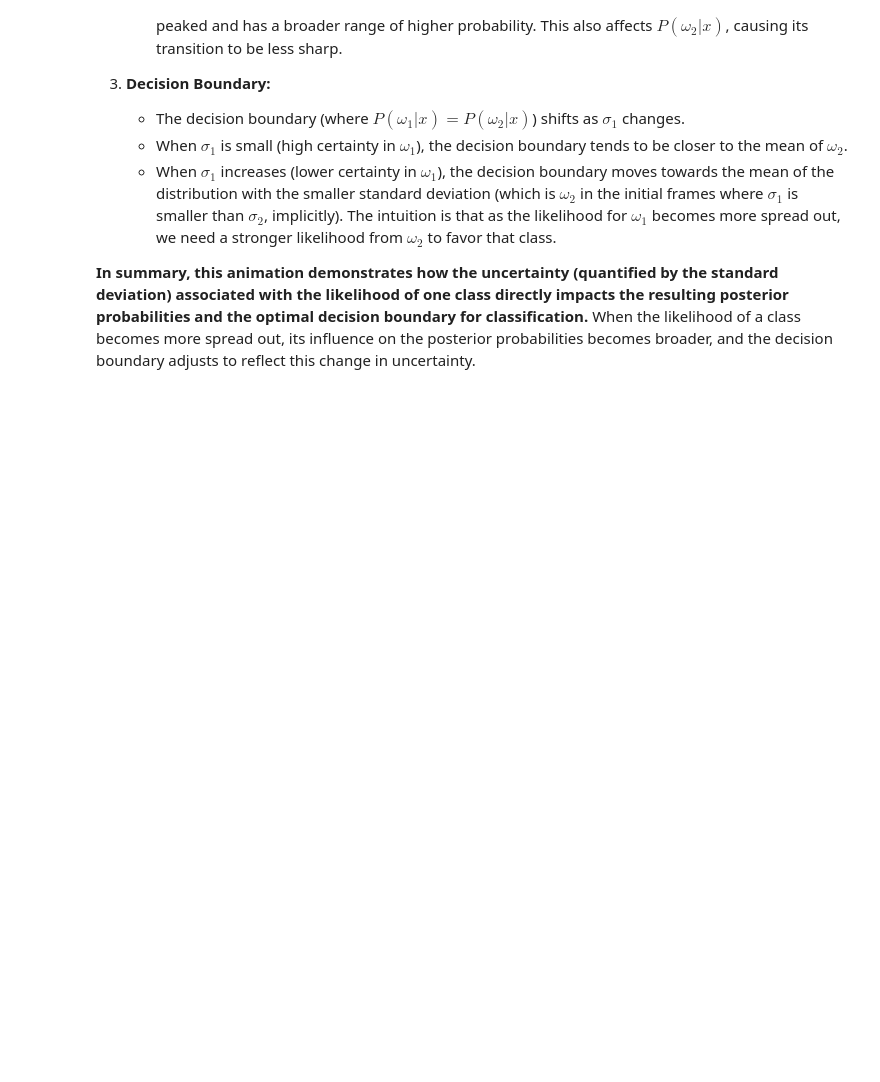
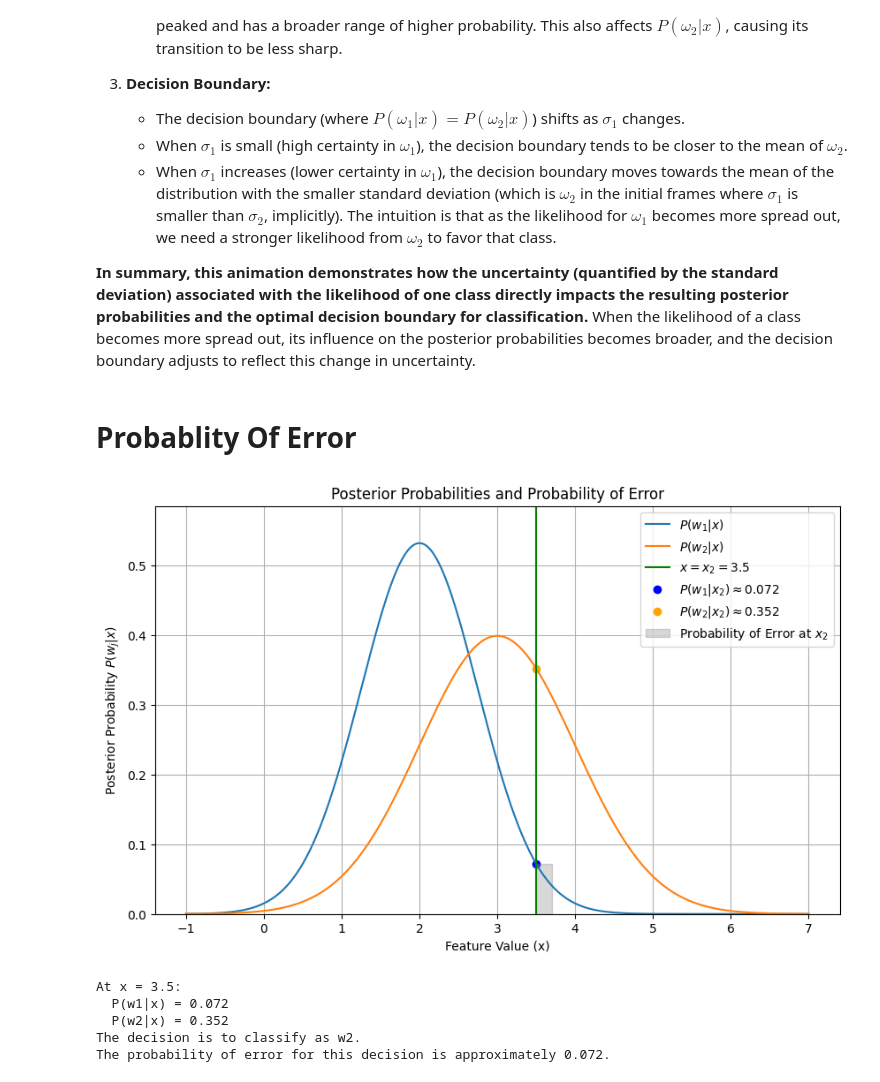
Before and after one commit to santwan/Pattern-Recognition, a Jupyter notebook: Bayesian Classification/Bayesian-Classification.ipynb, the cells around one changed output. Saved outputs shown, nothing was run; the diff lists cells and outputs as text; code cells hidden in the pictures; blank space fills up the shorter version.

```diff
--- a/Bayesian Classification/Bayesian-Classification.ipynb
+++ b/Bayesian Classification/Bayesian-Classification.ipynb
@@ -375,0 +378,68 @@ As the standard deviation $\sigma_1$ of $P(x|\omega_1)$ changes:
+# %% [markdown]
+# Probablity Of Error
+# %%
+import numpy as np
+import matplotlib.pyplot as plt
+from scipy.stats import norm
+
+# Define parameters for the two categories
+mean_w1 = 2
+std_w1 = 0.75
+mean_w2 = 3
+std_w2 = 1
+
+# Define the range of x values to plot
+x = np.linspace(-1, 7, 500)
+
+# Calculate the posterior probabilities
+posterior_w1 = norm.pdf(x, loc=mean_w1, scale=std_w1)
+posterior_w2 = norm.pdf(x, loc=mean_w2, scale=std_w2)
+
+# Choose an example value of x
+x_example = 3.5
+posterior_w1_at_x_example = norm.pdf(x_example, loc=mean_w1, scale=std_w1)
+posterior_w2_at_x_example = norm.pdf(x_example, loc=mean_w2, scale=std_w2)
+
+# Determine the decision
+if posterior_w1_at_x_example > posterior_w2_at_x_example:
+    decision = "w1"
+    probability_of_error = posterior_w2_at_x_example
+else:
+    decision = "w2"
+    probability_of_error = posterior_w1_at_x_example
+
+# Plotting
+plt.figure(figsize=(10, 6))
+plt.plot(x, posterior_w1, label='$P(w_1|x)$')
+plt.plot(x, posterior_w2, label='$P(w_2|x)$')
+
+# Mark the example point x_example
+plt.axvline(x_example, color='g', linestyle='-', label=f'$x = x_2 = {x_example}$')
+plt.scatter(x_example, posterior_w1_at_x_example, color='blue', marker='o', label=r'$P(w_1|x_2) \approx {:.3f}$'.format(posterior_w1_at_x_example))
+plt.scatter(x_example, posterior_w2_at_x_example, color='orange', marker='o', label=r'$P(w_2|x_2) \approx {:.3f}$'.format(posterior_w2_at_x_example))
+
+# Shade the error region at x_example
+error_region_y = np.min([posterior_w1_at_x_example, posterior_w2_at_x_example])
+plt.fill_between([x_example, x_example + 0.2], 0, error_region_y, color='gray', alpha=0.3, label='Probability of Error at $x_2$')
+
+plt.xlabel('Feature Value (x)')
+plt.ylabel('Posterior Probability $P(w_j|x)$')
+plt.title('Posterior Probabilities and Probability of Error')
+plt.legend()
+plt.grid(True)
+plt.ylim(0, max(posterior_w1.max(), posterior_w2.max()) * 1.1)
+plt.savefig('Probablity_Of_error_visualization.png')
+plt.show()
+
+print(f"At x = {x_example}:")
+print(f"  P(w1|x) = {posterior_w1_at_x_example:.3f}")
+print(f"  P(w2|x) = {posterior_w2_at_x_example:.3f}")
+print(f"The decision is to classify as {decision}.")
+print(f"The probability of error for this decision is approximately {probability_of_error:.3f}.")
+# %% [output]
+[figure, added]
+At x = 3.5:
+  P(w1|x) = 0.072
+  P(w2|x) = 0.352
+The decision is to classify as w2.
+The probability of error for this decision is approximately 0.072.
```
Also changed, not shown: parts of 1 cell of this notebook.
